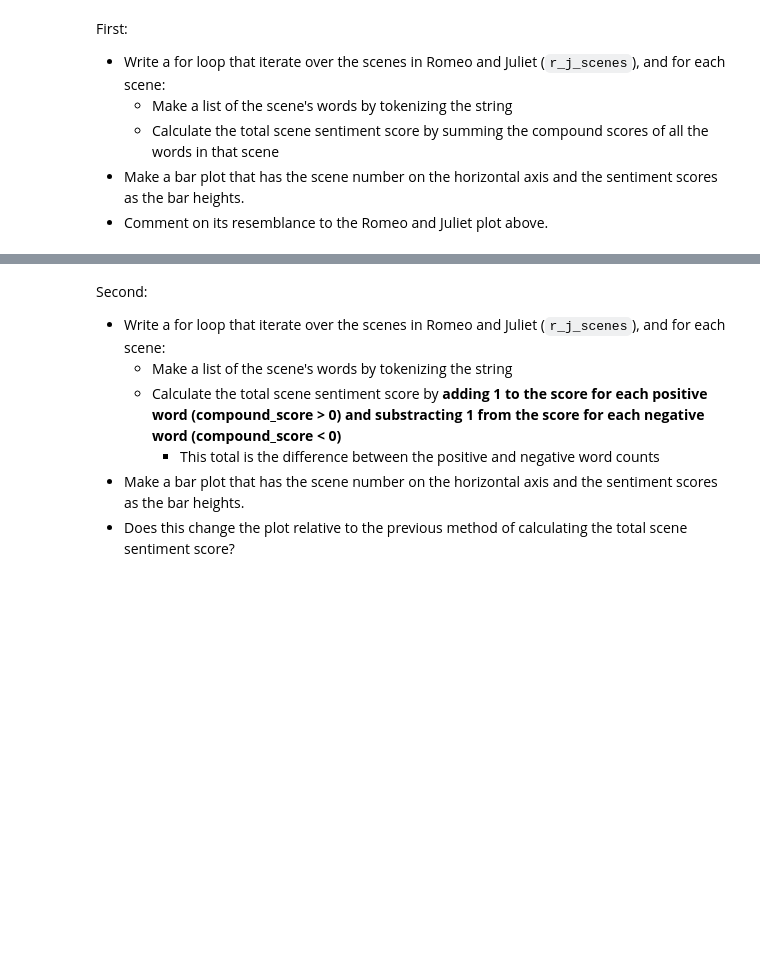
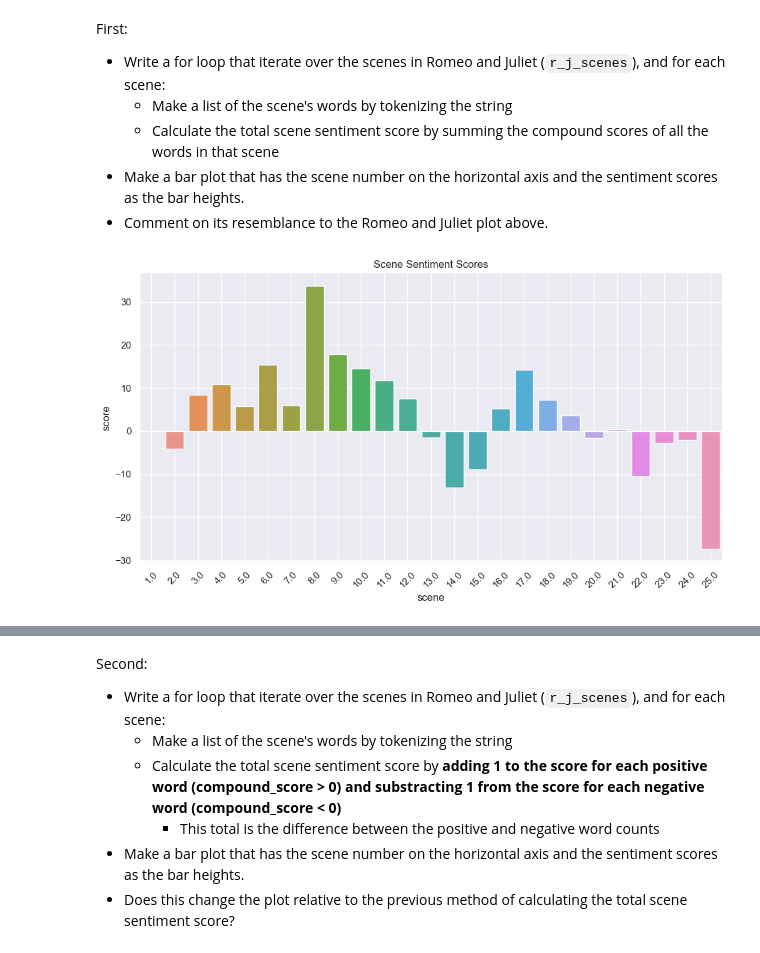
Before and after one commit to haripuduru/csx4501, a Jupyter notebook: Assignment-08.ipynb, the cells around one changed output, grey strips where cells are left out. Cells and saved outputs as stored; diff of their text form; code cells hidden in the pictures; blank space fills up the shorter version.

```diff
--- a/Assignment-08.ipynb
+++ b/Assignment-08.ipynb
@@ -305,13 +310,27 @@ First:
 * Comment on its resemblance to the Romeo and Juliet plot above.
 # %%
 # Code:
-len(r_j_string)
+scene_scores = pd.DataFrame(columns=['scene','score'])
+count=0
+scene=1
 
-for i in r_j_scenes:
-    scene_words = word_tokenize(i)
-    for i in scene_words:
-        p_scores=sia.polarity_scores(i)
-        compound_score= p_scores['compound']
+for s in r_j_scenes:
+    scene_words = word_tokenize(s)
+    scene_words = [i for i in scene_words if i not in stop_words]
+    scene_words_stemmed=[PorterStemmer().stem(i) for i in scene_words]
+    s_scores=sum([sia.polarity_scores(i).get('compound') for i in scene_words_stemmed])
+    scene_scores.loc[count]=[scene,s_scores]
+    scene += 1
+    count += 1
 
 
-#type(combined_score)
+sns.set_theme()
+fig,ax = plt.subplots(figsize=(12,6))
+
+ax=sns.barplot(x= 'scene',y='score',data=scene_scores)
+ax.grid(True)
+ax.set_title('Scene Sentiment Scores')
+ax.set_xticklabels(ax.get_xticklabels(),rotation=45)
+plt.show()
+# %% [output]
+[figure, added]
```
Also changed, not shown: parts of 5 cells of this notebook.
